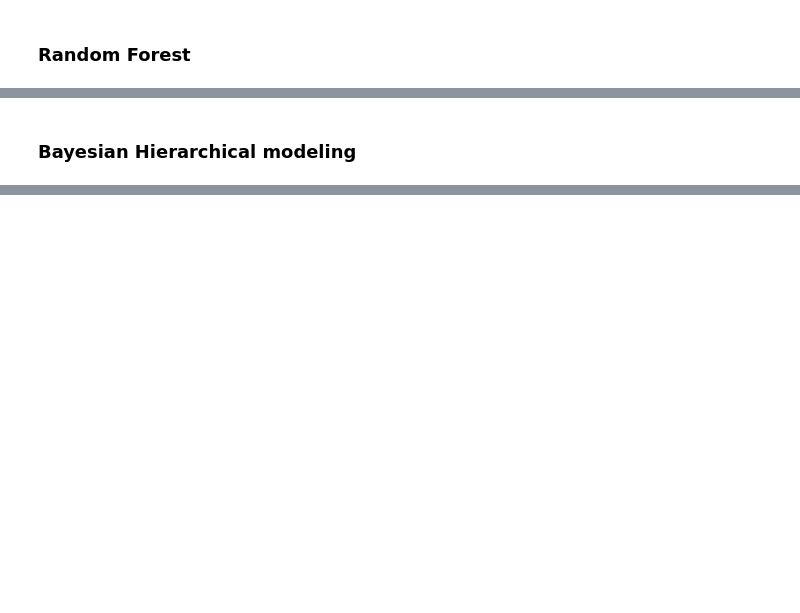
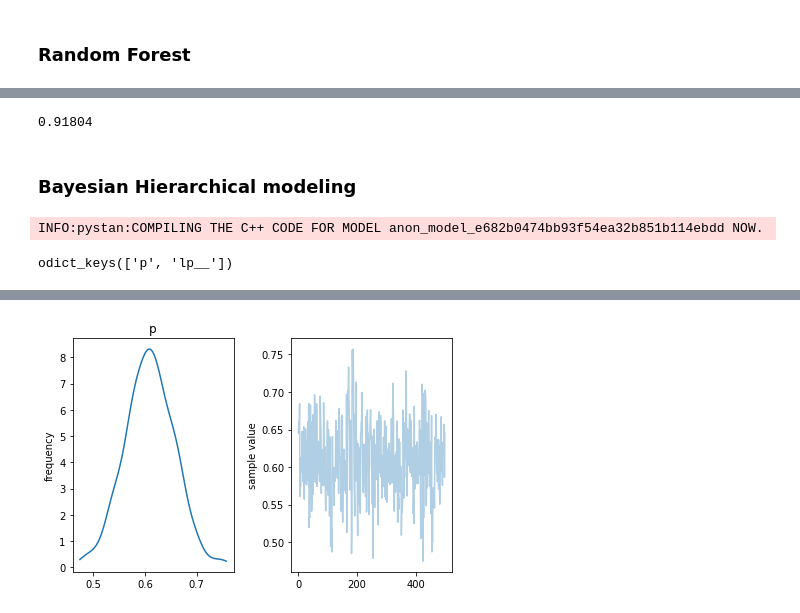
Before and after one commit to badbayesian/IRSMLediting, a Jupyter notebook: Jupyter Examples/off_by_one_decimal.ipynb, the cells around one changed output, grey strips where cells are left out. Cells and saved outputs as stored; diff of their text form; code cells hidden in the pictures; blank space fills up the shorter version.

Commit message:
ENH: trees, WIP: STAN

```diff
--- a/Jupyter Examples/off_by_one_decimal.ipynb
+++ b/Jupyter Examples/off_by_one_decimal.ipynb
@@ -156,0 +148,4 @@ TypeError: boosted_trees_classifier_train_in_memory() missing 1 required positio
+# %%
+rfc = RFC()
+rfc.fit(X_train, y_train)
+y_test_hat = rfc.predict(X_test)
@@ -157,2 +158,48 @@ TypeError: boosted_trees_classifier_train_in_memory() missing 1 required positio
+# %%
+gbc = GBC()
+gbc.fit(X_train, y_train)
+y_test_hat = gbc.predict(X_test)
+# %%
+accuracy_score(y_test_hat, y_test)
+# %% [output]
+0.91804
 # %% [markdown]
 ### Bayesian Hierarchical modeling
+# %%
+model = """
+data {
+    int<lower=0> N;
+    vector[N] x;
+}
+parameter {
+    real<lower=0> mu;
+    real<lower=0> sigma;
+    real<lower=0, upper=0> error_rate;
+}
+transformed parameters {
+    real observed[N];
+    for (n in 1:N){
+      observed[N] = true_value*error_rate
+    }
+}
+model {
+    error ~ bernoulli(error_rate)
+}
+"""
+
+data = {'n': np.shape(X_train)[0],
+        'x': X_train.reshape(np.shape(X_train)[0])}
+
+sm = pystan.StanModel(model_code=model)
+fit = sm.sampling(data=data, iter=1000, chains=4)
+# %% [output]
+INFO:pystan:COMPILING THE C++ CODE FOR MODEL anon_model_e682b0474bb93f54ea32b851b114ebdd NOW.
+# %%
+coin_dict = fit.extract()
+coin_dict.keys()
+# %% [output]
+odict_keys(['p', 'lp__'])
+# %%
+fit.plot('p');
+plt.tight_layout()
+# %% [output]
@@ -158,0 +207 @@ TypeError: boosted_trees_classifier_train_in_memory() missing 1 required positio
+[figure, added]
```
Also changed, not shown: parts of 12 cells of this notebook.
